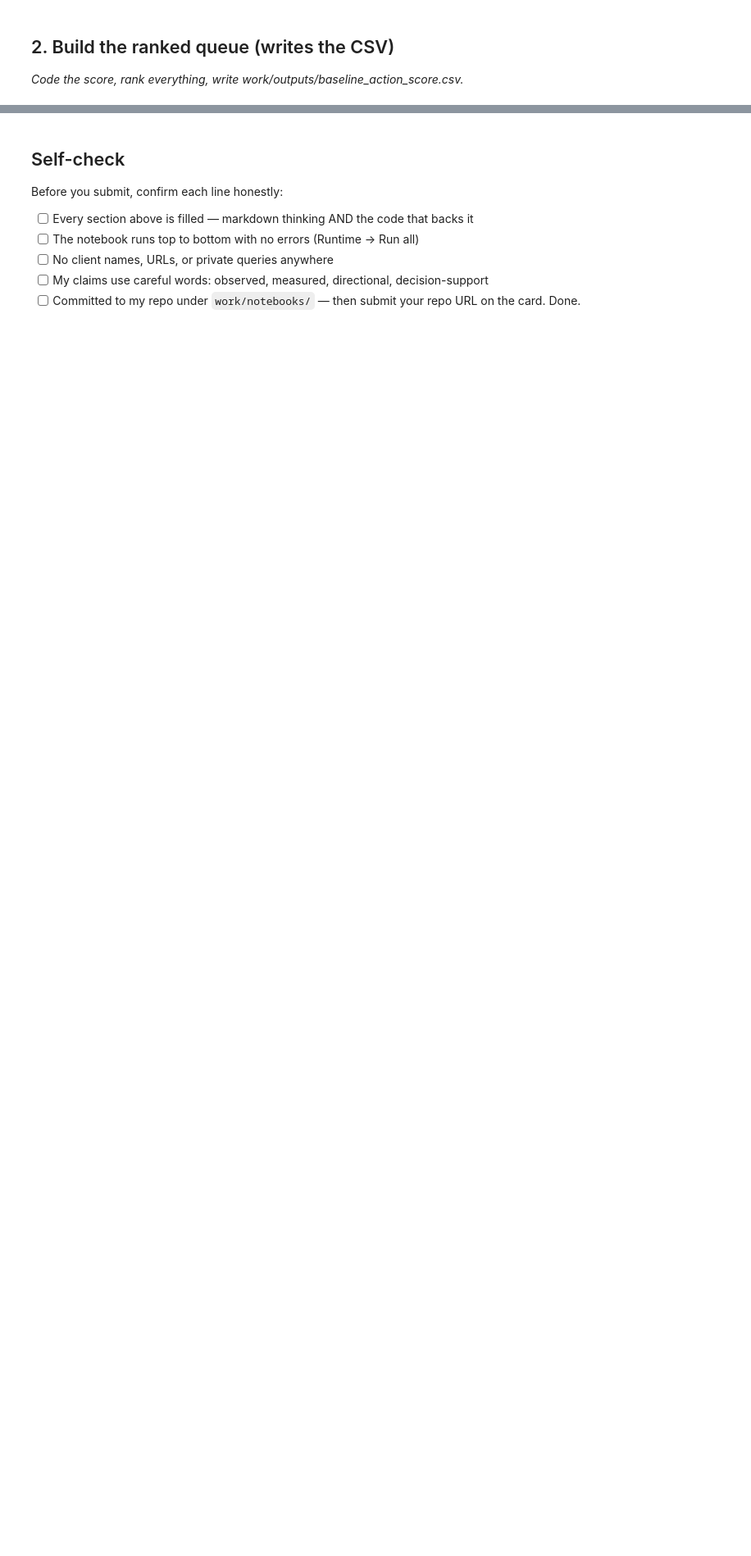
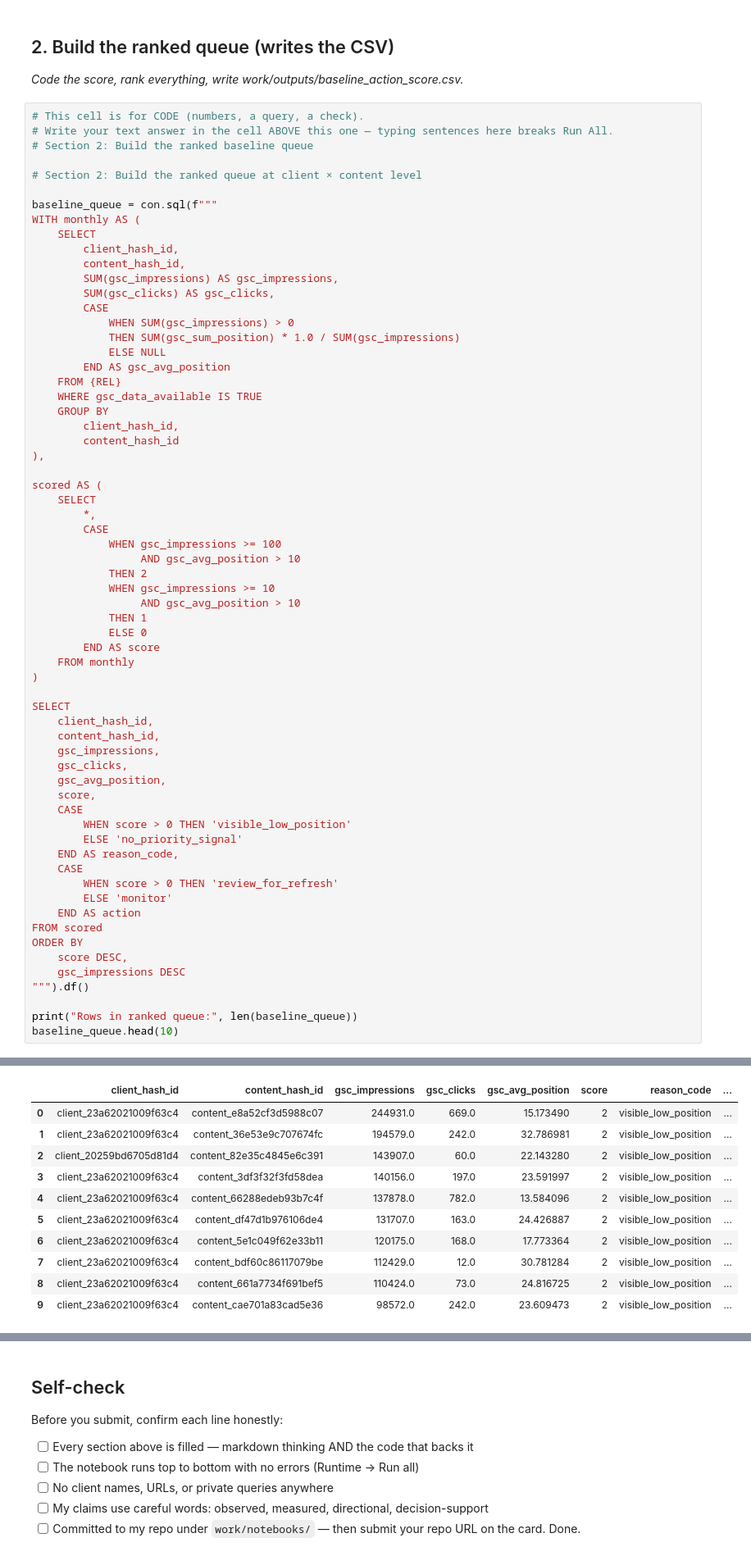
Before and after one commit to ankita0531/ML, a Jupyter notebook: work/notebooks/w04_baseline_score.ipynb, the cells around one changed output, grey strips where cells are left out. Shown at 82% size. Cells and saved outputs as stored; diff of their text form; blank space fills up the shorter version.

```diff
--- a/work/notebooks/w04_baseline_score.ipynb
+++ b/work/notebooks/w04_baseline_score.ipynb
@@ -17,3 +134,68 @@ This skeleton is yours to fill. Work the sections **in order** — each one has
 ## 2. Build the ranked queue (writes the CSV)
 
 *Code the score, rank everything, write work/outputs/baseline_action_score.csv.*
+# %%
+# This cell is for CODE (numbers, a query, a check).
+# Write your text answer in the cell ABOVE this one — typing sentences here breaks Run All.
+# Section 2: Build the ranked baseline queue
+
+# Section 2: Build the ranked queue at client × content level
+
+baseline_queue = con.sql(f"""
+WITH monthly AS (
+    SELECT
+        client_hash_id,
+        content_hash_id,
+        SUM(gsc_impressions) AS gsc_impressions,
+        SUM(gsc_clicks) AS gsc_clicks,
+        CASE
+            WHEN SUM(gsc_impressions) > 0
+            THEN SUM(gsc_sum_position) * 1.0 / SUM(gsc_impressions)
+            ELSE NULL
+        END AS gsc_avg_position
+    FROM {REL}
+    WHERE gsc_data_available IS TRUE
+    GROUP BY
+        client_hash_id,
+        content_hash_id
+),
+
+scored AS (
+    SELECT
+        *,
+        CASE
+            WHEN gsc_impressions >= 100
+                 AND gsc_avg_position > 10
+            THEN 2
+            WHEN gsc_impressions >= 10
+                 AND gsc_avg_position > 10
+            THEN 1
+            ELSE 0
+        END AS score
+    FROM monthly
+)
+
+SELECT
+    client_hash_id,
+    content_hash_id,
+    gsc_impressions,
+    gsc_clicks,
+    gsc_avg_position,
+    score,
+    CASE
+        WHEN score > 0 THEN 'visible_low_position'
+        ELSE 'no_priority_signal'
+    END AS reason_code,
+    CASE
+        WHEN score > 0 THEN 'review_for_refresh'
+        ELSE 'monitor'
+    END AS action
+FROM scored
+ORDER BY
+    score DESC,
+    gsc_impressions DESC
+""").df()
+
+print("Rows in ranked queue:", len(baseline_queue))
+baseline_queue.head(10)
+# %% [output]
@@ -19,0 +203,11 @@ This skeleton is yours to fill. Work the sections **in order** — each one has
+|  | client_hash_id | content_hash_id | gsc_impressions | gsc_clicks | gsc_avg_position | score | reason_code | ... |
+| 0 | client_23a62021009f63c4 | content_e8a52cf3d5988c07 | 244931.0 | 669.0 | 15.173490 | 2 | visible_low_position | ... |
+| 1 | client_23a62021009f63c4 | content_36e53e9c707674fc | 194579.0 | 242.0 | 32.786981 | 2 | visible_low_position | ... |
+| 2 | client_20259bd6705d81d4 | content_82e35c4845e6c391 | 143907.0 | 60.0 | 22.143280 | 2 | visible_low_position | ... |
+| 3 | client_23a62021009f63c4 | content_3df3f32f3fd58dea | 140156.0 | 197.0 | 23.591997 | 2 | visible_low_position | ... |
+| 4 | client_23a62021009f63c4 | content_66288edeb93b7c4f | 137878.0 | 782.0 | 13.584096 | 2 | visible_low_position | ... |
+| 5 | client_23a62021009f63c4 | content_df47d1b976106de4 | 131707.0 | 163.0 | 24.426887 | 2 | visible_low_position | ... |
+| 6 | client_23a62021009f63c4 | content_5e1c049f62e33b11 | 120175.0 | 168.0 | 17.773364 | 2 | visible_low_position | ... |
+| 7 | client_23a62021009f63c4 | content_bdf60c86117079be | 112429.0 | 12.0 | 30.781284 | 2 | visible_low_position | ... |
+| 8 | client_23a62021009f63c4 | content_661a7734f691bef5 | 110424.0 | 73.0 | 24.816725 | 2 | visible_low_position | ... |
+| 9 | client_23a62021009f63c4 | content_cae701a83cad5e36 | 98572.0 | 242.0 | 23.609473 | 2 | visible_low_position | ... |
```
Also changed, not shown: parts of 18 cells of this notebook.
